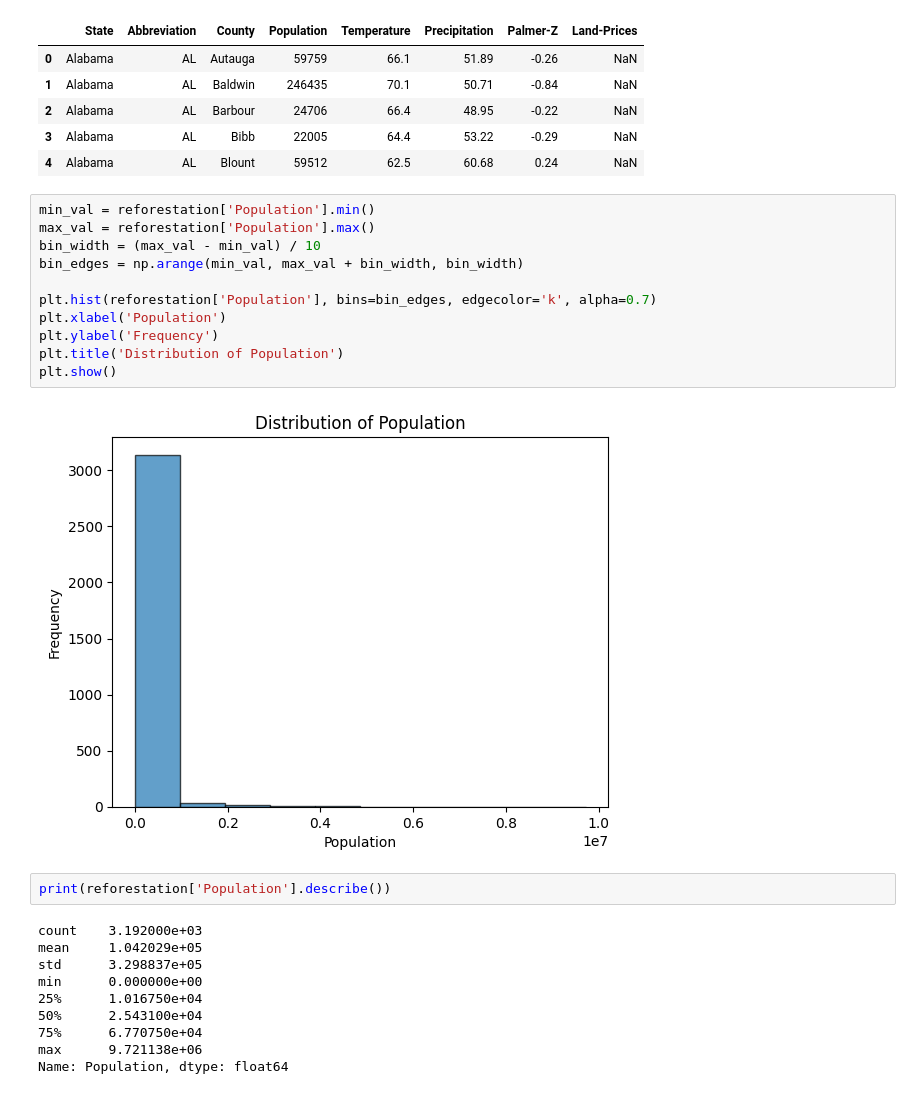
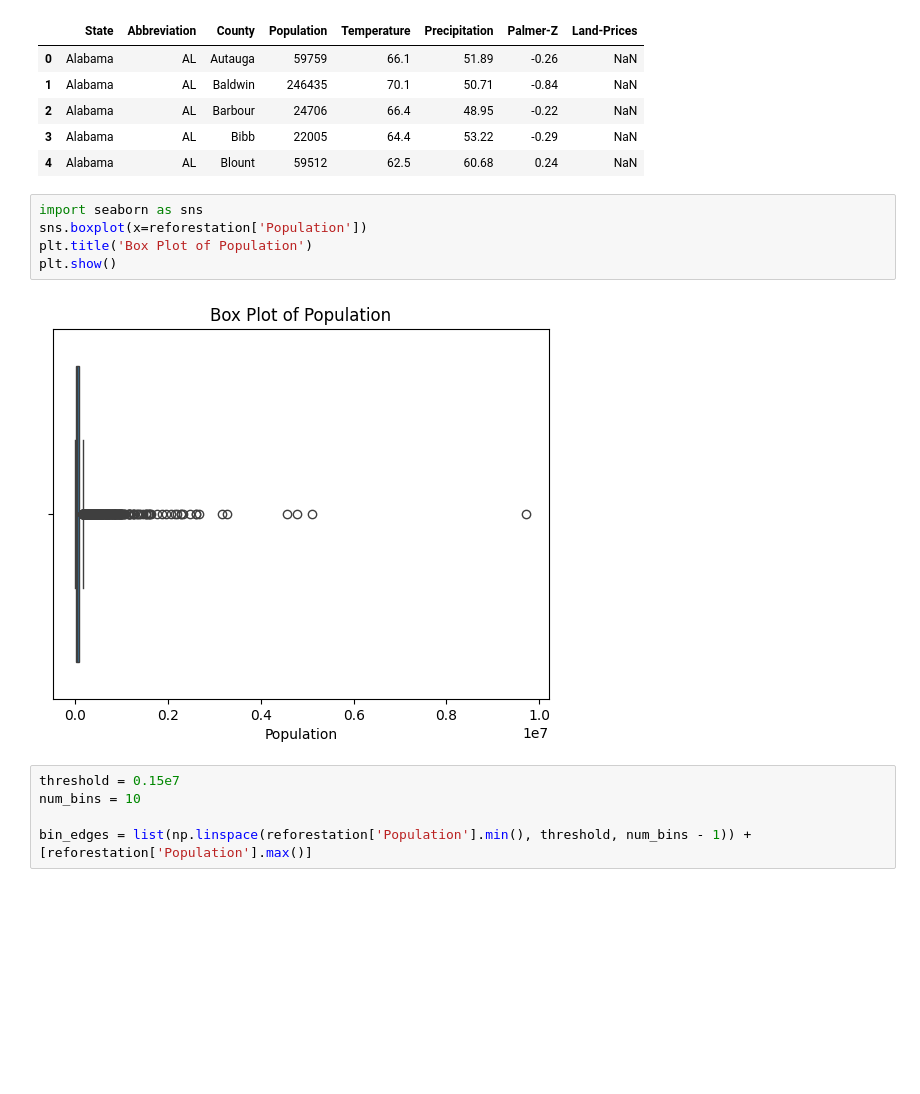
Before and after one commit to hemanthy1/Anthropocene-Institute-Capstone, a Jupyter notebook: backend/Feature-processing.ipynb, the cells around one changed output. Cells and saved outputs as stored; diff of their text form; blank space fills up the shorter version.

```diff
--- a/backend/Feature-processing.ipynb
+++ b/backend/Feature-processing.ipynb
@@ -12,28 +12,15 @@ reforestation.head()
 | 2 | Alabama | AL | Barbour | 24706 | 66.4 | 48.95 | -0.22 | NaN |
 | 3 | Alabama | AL | Bibb | 22005 | 64.4 | 53.22 | -0.29 | NaN |
 | 4 | Alabama | AL | Blount | 59512 | 62.5 | 60.68 | 0.24 | NaN |
-# %%
-min_val = reforestation['Population'].min()
-max_val = reforestation['Population'].max()
-bin_width = (max_val - min_val) / 10
-bin_edges = np.arange(min_val, max_val + bin_width, bin_width)
-
-plt.hist(reforestation['Population'], bins=bin_edges, edgecolor='k', alpha=0.7)
-plt.xlabel('Population')
-plt.ylabel('Frequency')
-plt.title('Distribution of Population')
-plt.show()
-# %% [output]
-[figure, removed]
 # %%
-print(reforestation['Population'].describe())
+import seaborn as sns
+sns.boxplot(x=reforestation['Population'])
+plt.title('Box Plot of Population')
+plt.show()
 # %% [output]
-count    3.192000e+03
-mean     1.042029e+05
-std      3.298837e+05
-min      0.000000e+00
-25%      1.016750e+04
-50%      2.543100e+04
-75%      6.770750e+04
-max      9.721138e+06
-Name: Population, dtype: float64
+[figure, added]
+# %%
+threshold = 0.15e7
+num_bins = 10
+
+bin_edges = list(np.linspace(reforestation['Population'].min(), threshold, num_bins - 1)) + [reforestation['Population'].max()]
```
Also changed, not shown: parts of 1 cell of this notebook.
